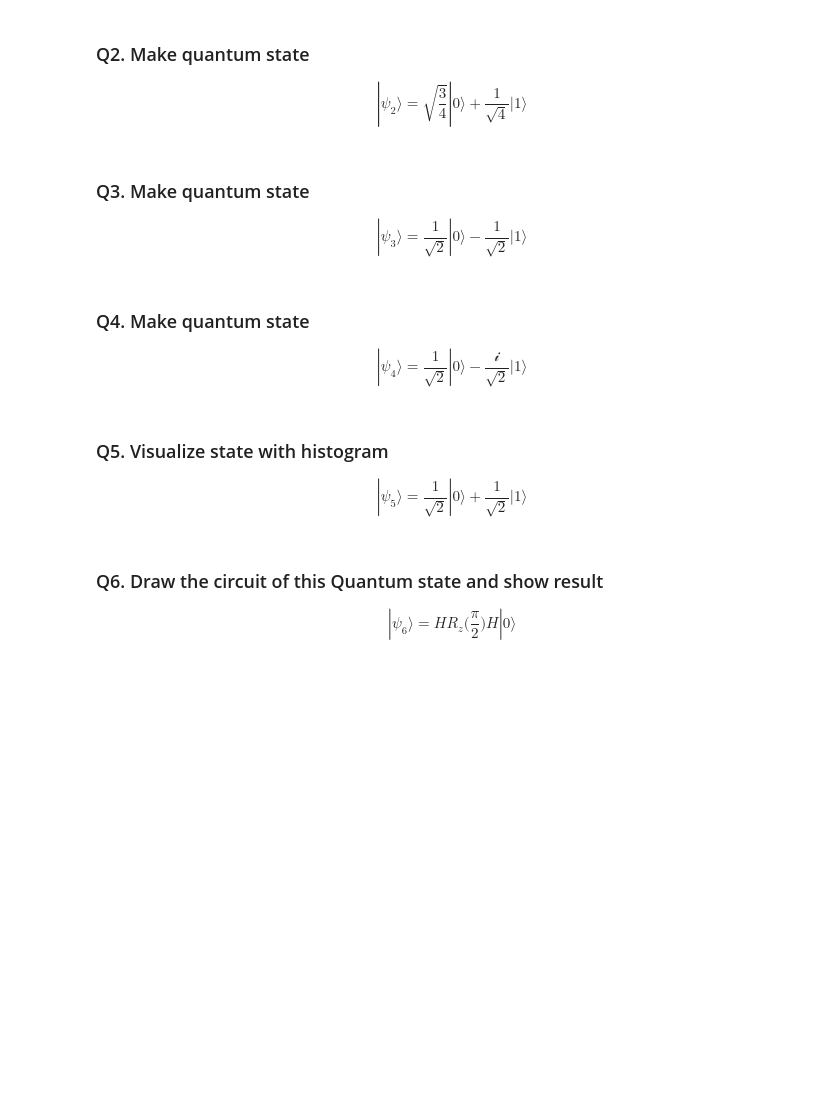
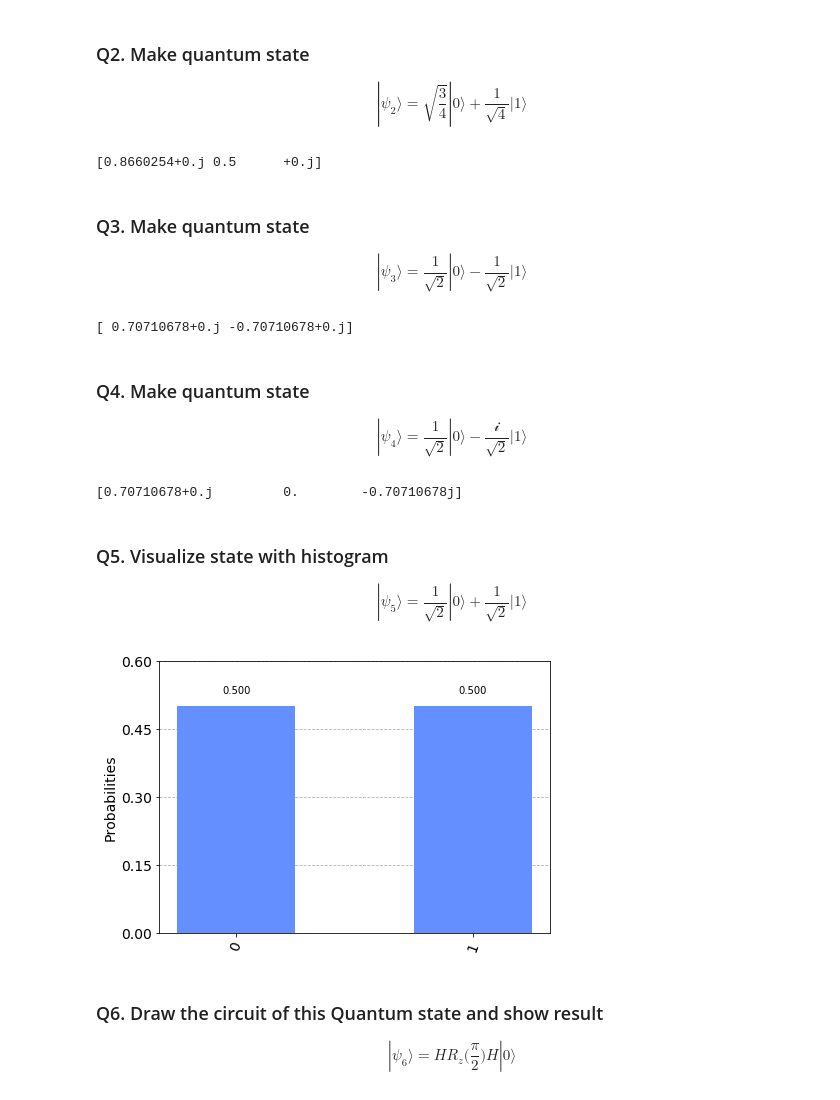
Before and after one commit to Chibikuri/Assignment, a Jupyter notebook: 1.one_qubit/Notebook.ipynb, the cells around one changed output. Saved outputs shown, nothing was run; the diff lists cells and outputs as text; code cells hidden in the pictures; blank space fills up the shorter version.

```diff
--- a/1.one_qubit/Notebook.ipynb
+++ b/1.one_qubit/Notebook.ipynb
@@ -19,18 +30,53 @@ $$|\psi_1\rangle = \frac{1}{\sqrt{2}}|0\rangle + \frac{1}{\sqrt{2}}|1\rangle$$
 ### Q2. Make quantum state
 
 $$|\psi_2\rangle = \sqrt{\frac{3}{4}}|0\rangle + \frac{1}{\sqrt{4}}|1\rangle$$
+# %%
+qc = QuantumCircuit(1)
+initial_state = [sqrt(3/4),1/sqrt(4)]
+qc.initialize(initial_state,0)
+
+job = execute(qc,statevector).result().get_statevector()
+print(job)
+# %% [output]
+[0.8660254+0.j 0.5      +0.j]
 # %% [markdown]
 ### Q3. Make quantum state
 
 $$|\psi_3\rangle = \frac{1}{\sqrt{2}}|0\rangle - \frac{1}{\sqrt{2}}|1\rangle$$
+# %%
+qc = QuantumCircuit(1)
+initial_state = [1/sqrt(2),-1/sqrt(2)]
+qc.initialize(initial_state,0)
+
+job = execute(qc,statevector).result().get_statevector()
+print(job)
+# %% [output]
+[ 0.70710678+0.j -0.70710678+0.j]
 # %% [markdown]
 ### Q4. Make quantum state
 
 $$|\psi_4\rangle = \frac{1}{\sqrt{2}}|0\rangle - \frac{\mathcal{i}}{\sqrt{2}}|1\rangle$$
+# %%
+qc = QuantumCircuit(1)
+initial_state = [1/sqrt(2),complex(0,(-1/sqrt(2)))]
+qc.initialize(initial_state,0)
+
+job = execute(qc,statevector).result().get_statevector()
+print(job)
+# %% [output]
+[0.70710678+0.j         0.        -0.70710678j]
 # %% [markdown]
 ### Q5. Visualize state with histogram
 
 $$|\psi_5\rangle = \frac{1}{\sqrt{2}}|0\rangle + \frac{1}{\sqrt{2}}|1\rangle$$
+# %%
+qc = QuantumCircuit(1)
+qc.h(0)
+
+job = execute(qc,statevector).result().get_counts()
+plot_histogram(job)
+# %% [output]
+[figure, added]
 # %% [markdown]
 ### Q6. Draw the circuit of this Quantum state and show result
 
```
Also changed, not shown: parts of 7 cells of this notebook, 2 other files.
